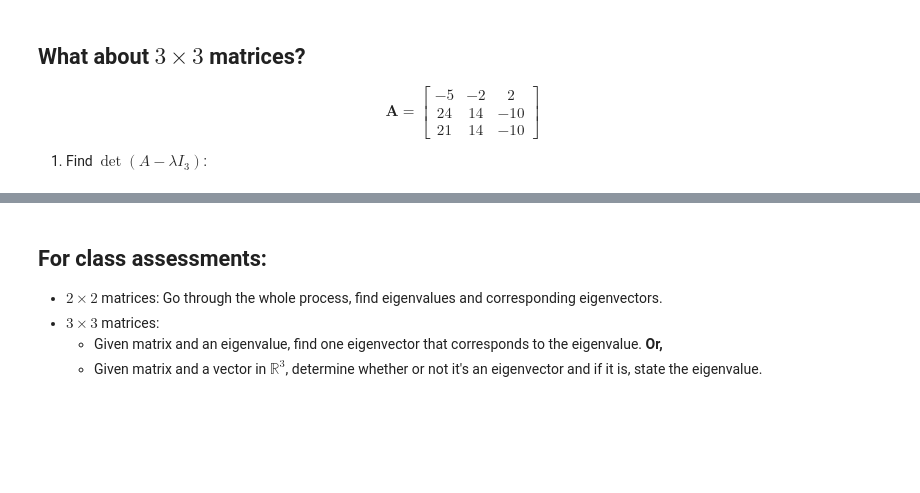
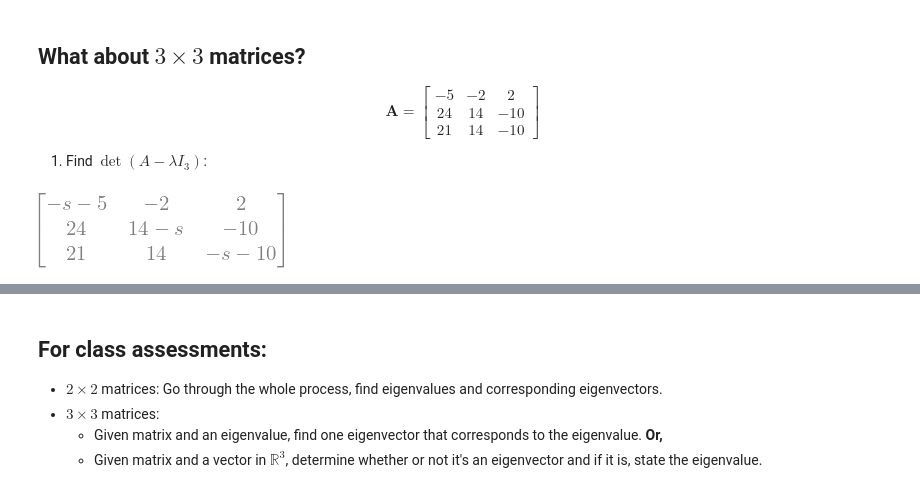
Before and after one commit to RobertTalbert/linalg-diffeq, a Jupyter notebook: lessons/MTH 302 Feb 14 Differential equations.ipynb, the cells around one changed output, grey strips where cells are left out. Saved outputs shown, nothing was run; the diff lists cells and outputs as text; code cells hidden in the pictures; blank space fills up the shorter version.

```diff
--- a/lessons/MTH 302 Feb 14 Differential equations.ipynb
+++ b/lessons/MTH 302 Feb 14 Differential equations.ipynb
@@ -37,13 +37,17 @@ $$\mathbf{A} = \begin{bmatrix} -5 & -2 & 2 \\ 24 & 14 & -10 \\ 21 & 14 & -10 \en
 
 1. Find $\det(A - \lambda I_3)$:
 # %%
+from sympy import *
+init_printing()
 A = Matrix(3,3,[-5,-2,2,24,14,-10,21,14,-10])
 
 # Use "s" instead of "lambda"; define as symbolic variable in SymPy
 s = var("s")
 
 # Set up the matrix whose determinant we want:
 M = A - s*eye(3)
 M
+# %% [output]
+[figure, added]
 # %%
 M.det()
```
Also changed, not shown: parts of 40 cells of this notebook.
